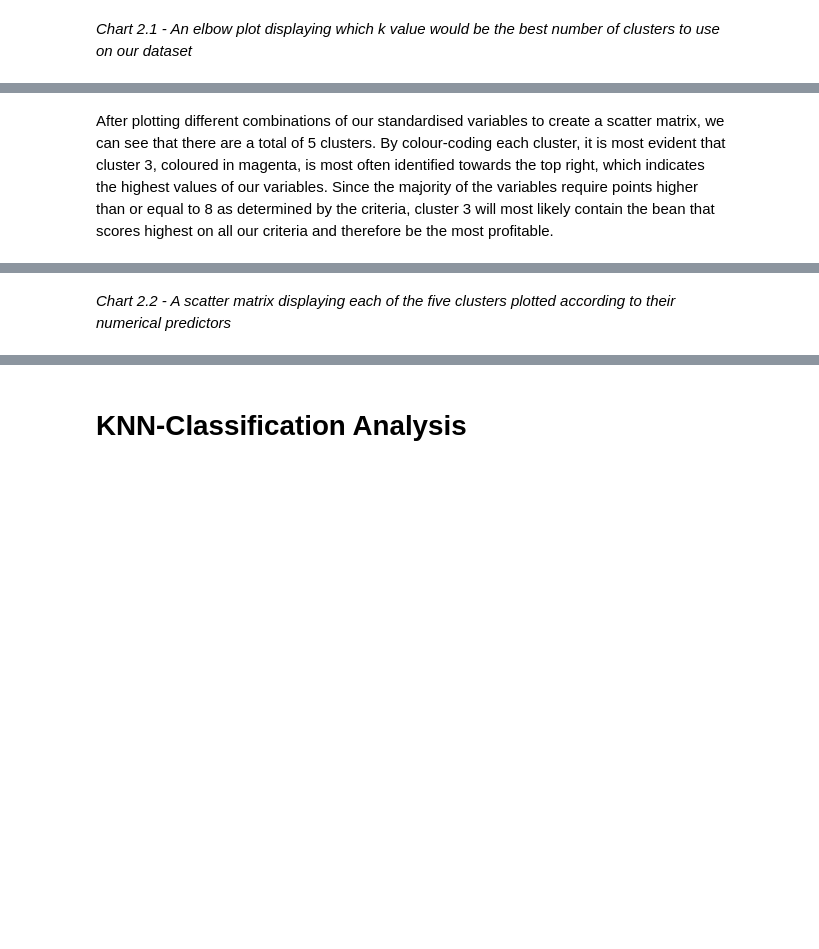
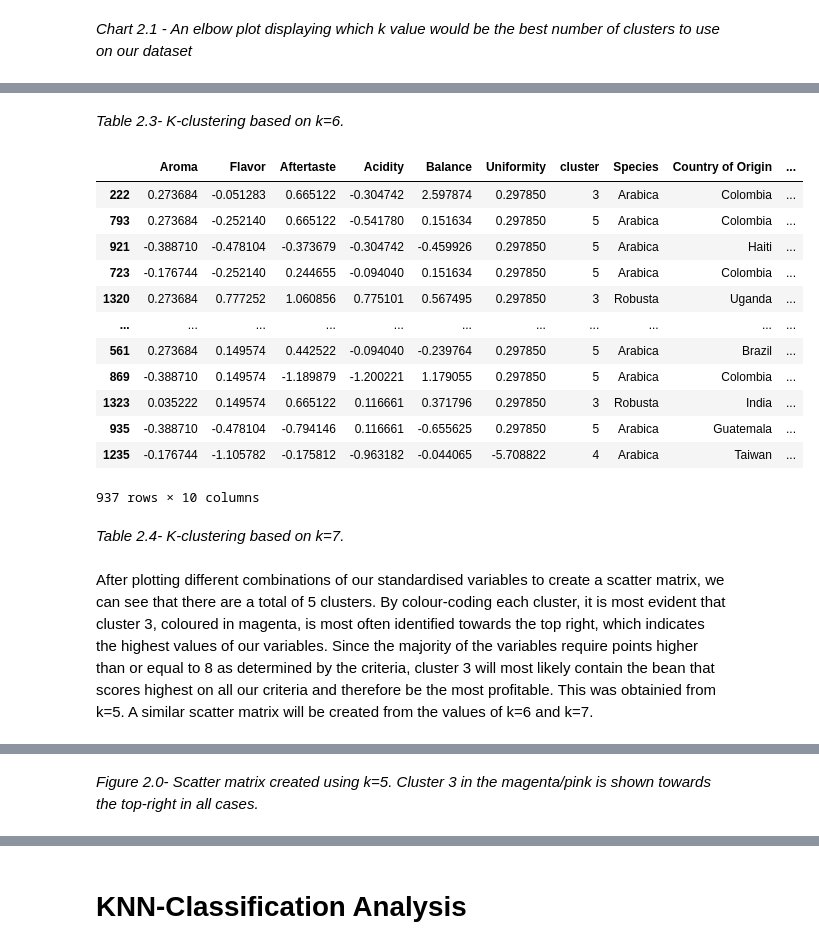
Before and after one commit to nazie23/Exploratory-Analysis-into-the-Most-Versatile-Coffee-Bean-with-Python, a Jupyter notebook: coffee_project.ipynb, the cells around one changed output, grey strips where cells are left out. Drawn from its saved outputs; the diff is of its cells as text; code cells hidden in the pictures; blank space fills up the shorter version.

```diff
--- a/coffee_project.ipynb
+++ b/coffee_project.ipynb
@@ -262,5 +303,31 @@ tidy_coffee_cluster_k5_df
+# %% [markdown]
+*Table 2.3- K-clustering based on k=6.*
+# %%
+coffee_cluster_k7 = KMeans(n_clusters=7, random_state=1234)
+tidy_coffee_cluster_k7 = coffee_cluster_k7.fit(coffee_scaled_train).predict(coffee_scaled_train)
+tidy_coffee_cluster_k7_df = coffee_scaled_train.assign(cluster=tidy_coffee_cluster_k6)
+tidy_coffee_cluster_k7_df["Species"]=coffee["Species"]
+tidy_coffee_cluster_k7_df["Country of Origin"]=coffee["Country.of.Origin"]
+tidy_coffee_cluster_k7_df["Region"]=coffee["Region"]
+tidy_coffee_cluster_k7_df
+# %% [output]
+|  | Aroma | Flavor | Aftertaste | Acidity | Balance | Uniformity | cluster | Species | Country of Origin | ... |
+| 222 | 0.273684 | -0.051283 | 0.665122 | -0.304742 | 2.597874 | 0.297850 | 3 | Arabica | Colombia | ... |
+| 793 | 0.273684 | -0.252140 | 0.665122 | -0.541780 | 0.151634 | 0.297850 | 5 | Arabica | Colombia | ... |
+| 921 | -0.388710 | -0.478104 | -0.373679 | -0.304742 | -0.459926 | 0.297850 | 5 | Arabica | Haiti | ... |
+| 723 | -0.176744 | -0.252140 | 0.244655 | -0.094040 | 0.151634 | 0.297850 | 5 | Arabica | Colombia | ... |
+| 1320 | 0.273684 | 0.777252 | 1.060856 | 0.775101 | 0.567495 | 0.297850 | 3 | Robusta | Uganda | ... |
+| ... | ... | ... | ... | ... | ... | ... | ... | ... | ... | ... |
+| 561 | 0.273684 | 0.149574 | 0.442522 | -0.094040 | -0.239764 | 0.297850 | 5 | Arabica | Brazil | ... |
+| 869 | -0.388710 | 0.149574 | -1.189879 | -1.200221 | 1.179055 | 0.297850 | 5 | Arabica | Colombia | ... |
+| 1323 | 0.035222 | 0.149574 | 0.665122 | 0.116661 | 0.371796 | 0.297850 | 3 | Robusta | India | ... |
+| 935 | -0.388710 | -0.478104 | -0.794146 | 0.116661 | -0.655625 | 0.297850 | 5 | Arabica | Guatemala | ... |
+| 1235 | -0.176744 | -1.105782 | -0.175812 | -0.963182 | -0.044065 | -5.708822 | 4 | Arabica | Taiwan | ... |
+937 rows × 10 columns
+# %% [markdown]
+*Table 2.4- K-clustering based on k=7.*
 # %% [markdown]
-After plotting different combinations of our standardised variables to create a scatter matrix, we can see that there are a total of 5 clusters. By colour-coding each cluster, it is most evident that cluster 3, coloured in magenta, is most often identified towards the top right, which indicates the highest values of our variables. Since the majority of the variables require points higher than or equal to 8 as determined by the criteria, cluster 3 will most likely contain the bean that scores highest on all our criteria and therefore be the most profitable.
+After plotting different combinations of our standardised variables to create a scatter matrix, we can see that there are a total of 5 clusters. By colour-coding each cluster, it is most evident that cluster 3, coloured in magenta, is most often identified towards the top right, which indicates the highest values of our variables. Since the majority of the variables require points higher than or equal to 8 as determined by the criteria, cluster 3 will most likely contain the bean that scores highest on all our criteria and therefore be the most profitable. This was obtainied from k=5. A similar scatter matrix will be created from the values of k=6 and k=7.
 # %%
 tidy_coffee_cluster_k5_plot=alt.Chart(tidy_coffee_cluster_k5_df).mark_point(opacity=0.25).encode(
     x=alt.X(alt.repeat("row"),type="quantitative"),
@@ -276,5 +343,5 @@ tidy_coffee_cluster_k5_df_untouched=tidy_coffee_cluster_k5_df
 tidy_coffee_cluster_k5_plot
 # %% [output]
 [interactive output not drawn]
-# %% [markdown]
-*Chart 2.2 - A scatter matrix displaying each of the five clusters plotted according to their numerical predictors*
+# %% [markdown]
+*Figure 2.0- Scatter matrix created using k=5. Cluster 3 in the magenta/pink is shown towards the top-right in all cases.*
```
Also changed, not shown: parts of 52 cells of this notebook.
